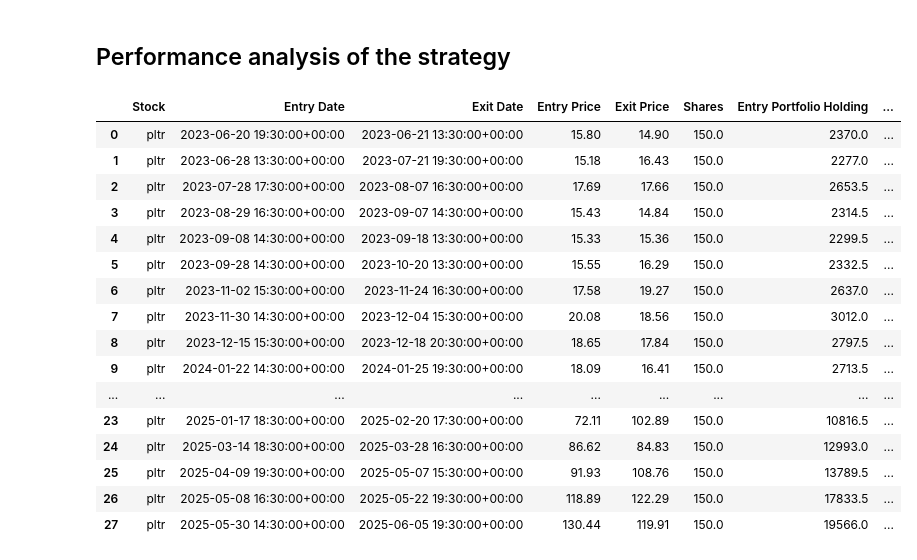
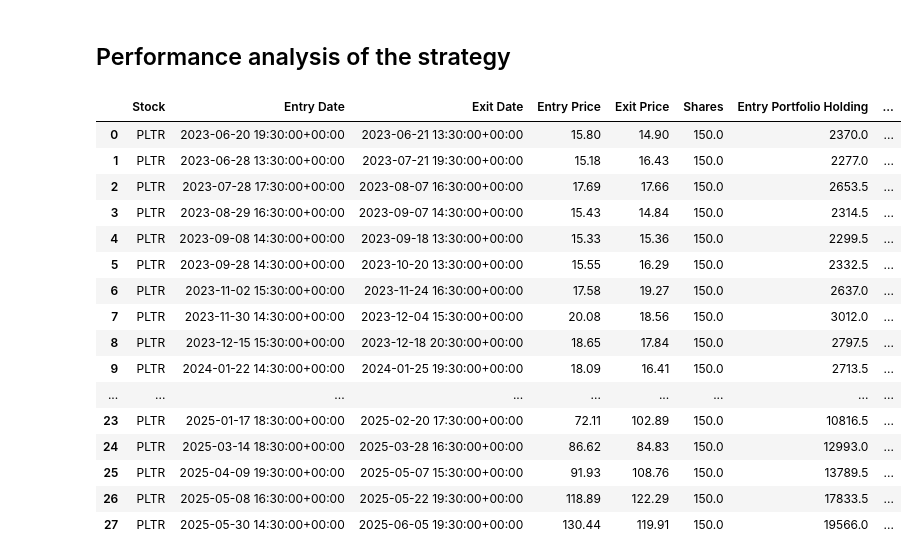
Before and after one commit to v3232/Machine-Learning-Enhanced-Equity-Strategy, a Jupyter notebook: main.ipynb, the cells around one changed output. Drawn from its saved outputs; the diff is of its cells as text; code cells hidden in the pictures.

```diff
--- a/main.ipynb
+++ b/main.ipynb
@@ -520,47 +520,47 @@ for index, row in signals_df.iterrows():
         entry_date = index
         entry_share_price = row['Close']
         share_size = abs(row['Position'])
         entry_portfolio_holdings = row['Portfolio_Holdings']
 
     elif row['Entry/Exit'] == -1 and entry_date is not None:
         exit_date = index
         exit_share_price = row['Close']
         share_size = abs(row['Position'])
         exit_portfolio_holdings = abs(row['Portfolio_Holdings'])
         profit_loss = exit_portfolio_holdings - entry_portfolio_holdings
 
         performance_data.append({
-            'Stock': 'pltr',
+            'Stock': 'PLTR',
             'Entry Date': entry_date,
             'Exit Date': exit_date,
             'Entry Price': entry_share_price,
             'Exit Price': exit_share_price,
             'Shares': share_size,
             'Entry Portfolio Holding': entry_portfolio_holdings,
             'Exit Portfolio Holding': exit_portfolio_holdings,
             'Profit/Loss': profit_loss
         })
 
 
 
 performance_data_df = pd.DataFrame(performance_data)
 
 performance_data_df
 # %% [output]
 |  | Stock | Entry Date | Exit Date | Entry Price | Exit Price | Shares | Entry Portfolio Holding | ... |
-| 0 | pltr | 2023-06-20 19:30:00+00:00 | 2023-06-21 13:30:00+00:00 | 15.80 | 14.90 | 150.0 | 2370.0 | ... |
-| 1 | pltr | 2023-06-28 13:30:00+00:00 | 2023-07-21 19:30:00+00:00 | 15.18 | 16.43 | 150.0 | 2277.0 | ... |
-| 2 | pltr | 2023-07-28 17:30:00+00:00 | 2023-08-07 16:30:00+00:00 | 17.69 | 17.66 | 150.0 | 2653.5 | ... |
-| 3 | pltr | 2023-08-29 16:30:00+00:00 | 2023-09-07 14:30:00+00:00 | 15.43 | 14.84 | 150.0 | 2314.5 | ... |
-| 4 | pltr | 2023-09-08 14:30:00+00:00 | 2023-09-18 13:30:00+00:00 | 15.33 | 15.36 | 150.0 | 2299.5 | ... |
-| 5 | pltr | 2023-09-28 14:30:00+00:00 | 2023-10-20 13:30:00+00:00 | 15.55 | 16.29 | 150.0 | 2332.5 | ... |
-| 6 | pltr | 2023-11-02 15:30:00+00:00 | 2023-11-24 16:30:00+00:00 | 17.58 | 19.27 | 150.0 | 2637.0 | ... |
-| 7 | pltr | 2023-11-30 14:30:00+00:00 | 2023-12-04 15:30:00+00:00 | 20.08 | 18.56 | 150.0 | 3012.0 | ... |
-| 8 | pltr | 2023-12-15 15:30:00+00:00 | 2023-12-18 20:30:00+00:00 | 18.65 | 17.84 | 150.0 | 2797.5 | ... |
-| 9 | pltr | 2024-01-22 14:30:00+00:00 | 2024-01-25 19:30:00+00:00 | 18.09 | 16.41 | 150.0 | 2713.5 | ... |
+| 0 | PLTR | 2023-06-20 19:30:00+00:00 | 2023-06-21 13:30:00+00:00 | 15.80 | 14.90 | 150.0 | 2370.0 | ... |
+| 1 | PLTR | 2023-06-28 13:30:00+00:00 | 2023-07-21 19:30:00+00:00 | 15.18 | 16.43 | 150.0 | 2277.0 | ... |
+| 2 | PLTR | 2023-07-28 17:30:00+00:00 | 2023-08-07 16:30:00+00:00 | 17.69 | 17.66 | 150.0 | 2653.5 | ... |
+| 3 | PLTR | 2023-08-29 16:30:00+00:00 | 2023-09-07 14:30:00+00:00 | 15.43 | 14.84 | 150.0 | 2314.5 | ... |
+| 4 | PLTR | 2023-09-08 14:30:00+00:00 | 2023-09-18 13:30:00+00:00 | 15.33 | 15.36 | 150.0 | 2299.5 | ... |
+| 5 | PLTR | 2023-09-28 14:30:00+00:00 | 2023-10-20 13:30:00+00:00 | 15.55 | 16.29 | 150.0 | 2332.5 | ... |
+| 6 | PLTR | 2023-11-02 15:30:00+00:00 | 2023-11-24 16:30:00+00:00 | 17.58 | 19.27 | 150.0 | 2637.0 | ... |
+| 7 | PLTR | 2023-11-30 14:30:00+00:00 | 2023-12-04 15:30:00+00:00 | 20.08 | 18.56 | 150.0 | 3012.0 | ... |
+| 8 | PLTR | 2023-12-15 15:30:00+00:00 | 2023-12-18 20:30:00+00:00 | 18.65 | 17.84 | 150.0 | 2797.5 | ... |
+| 9 | PLTR | 2024-01-22 14:30:00+00:00 | 2024-01-25 19:30:00+00:00 | 18.09 | 16.41 | 150.0 | 2713.5 | ... |
 | ... | ... | ... | ... | ... | ... | ... | ... | ... |
-| 23 | pltr | 2025-01-17 18:30:00+00:00 | 2025-02-20 17:30:00+00:00 | 72.11 | 102.89 | 150.0 | 10816.5 | ... |
-| 24 | pltr | 2025-03-14 18:30:00+00:00 | 2025-03-28 16:30:00+00:00 | 86.62 | 84.83 | 150.0 | 12993.0 | ... |
-| 25 | pltr | 2025-04-09 19:30:00+00:00 | 2025-05-07 15:30:00+00:00 | 91.93 | 108.76 | 150.0 | 13789.5 | ... |
-| 26 | pltr | 2025-05-08 16:30:00+00:00 | 2025-05-22 19:30:00+00:00 | 118.89 | 122.29 | 150.0 | 17833.5 | ... |
-| 27 | pltr | 2025-05-30 14:30:00+00:00 | 2025-06-05 19:30:00+00:00 | 130.44 | 119.91 | 150.0 | 19566.0 | ... |
+| 23 | PLTR | 2025-01-17 18:30:00+00:00 | 2025-02-20 17:30:00+00:00 | 72.11 | 102.89 | 150.0 | 10816.5 | ... |
+| 24 | PLTR | 2025-03-14 18:30:00+00:00 | 2025-03-28 16:30:00+00:00 | 86.62 | 84.83 | 150.0 | 12993.0 | ... |
+| 25 | PLTR | 2025-04-09 19:30:00+00:00 | 2025-05-07 15:30:00+00:00 | 91.93 | 108.76 | 150.0 | 13789.5 | ... |
+| 26 | PLTR | 2025-05-08 16:30:00+00:00 | 2025-05-22 19:30:00+00:00 | 118.89 | 122.29 | 150.0 | 17833.5 | ... |
+| 27 | PLTR | 2025-05-30 14:30:00+00:00 | 2025-06-05 19:30:00+00:00 | 130.44 | 119.91 | 150.0 | 19566.0 | ... |
```
Also changed, not shown: parts of 15 cells of this notebook, 5 other files.
